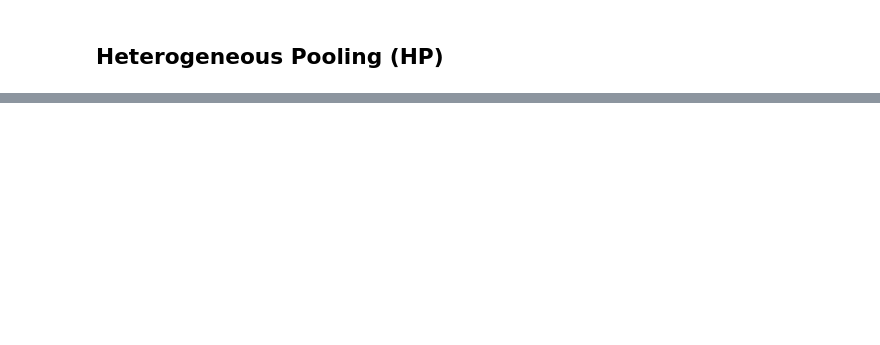
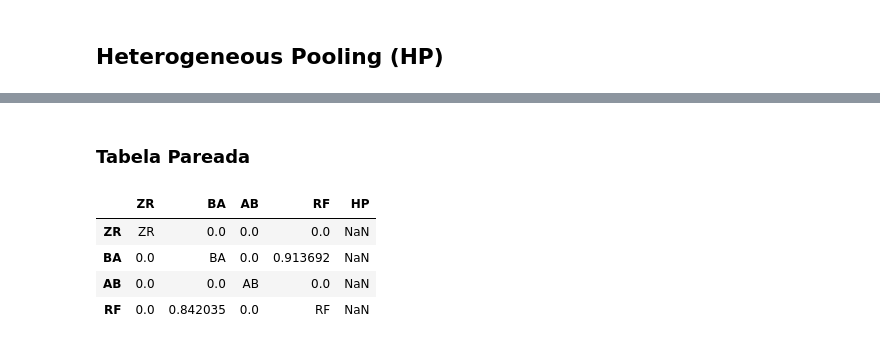
Before and after one commit to Brunu-Mene/ML_Trab1IA, a Jupyter notebook: Bruno_Menegaz_Acerbi_Trabalho1.ipynb, the cells around one changed output, grey strips where cells are left out. Cells and saved outputs as stored; diff of their text form; code cells hidden in the pictures; blank space fills up the shorter version.

```diff
--- a/Bruno_Menegaz_Acerbi_Trabalho1.ipynb
+++ b/Bruno_Menegaz_Acerbi_Trabalho1.ipynb
@@ -360,0 +324,27 @@ You can try to debug the error by setting error_score='raise'.
+# %% [markdown]
+### Tabela Pareada
+# %%
+p_table = {'ZR': {},
+           'BA': {},
+           'AB': {},
+           'RF': {},
+           'HP': {}}
+
+for i in range(len(scores_list)):
+    for j in range(len(scores_list)):
+        if i == j:
+            p_table[scores_names[i]][scores_names[i]] = scores_names[i]
+        else:
+            if i > j:
+                p_table[scores_names[i]][scores_names[j]] = stats.wilcoxon(scores_list[i], scores_list[j])[1]
+            elif j > i:
+                p_table[scores_names[i]][scores_names[j]] = stats.ttest_rel(scores_list[i], scores_list[j])[1]
+
+p_df = pd.DataFrame(p_table)
+p_df
+# %% [output]
+|  | ZR | BA | AB | RF | HP |
+| ZR | ZR | 0.0 | 0.0 | 0.0 | NaN |
+| BA | 0.0 | BA | 0.0 | 0.913692 | NaN |
+| AB | 0.0 | 0.0 | AB | 0.0 | NaN |
+| RF | 0.0 | 0.842035 | 0.0 | RF | NaN |
```
Also changed, not shown: parts of 18 cells of this notebook.
